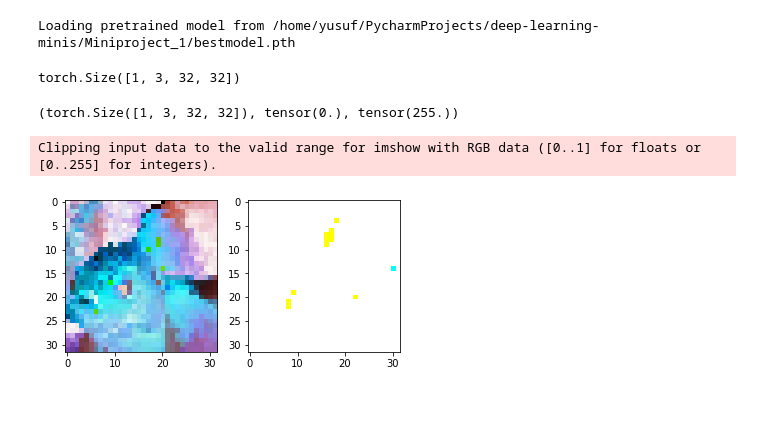
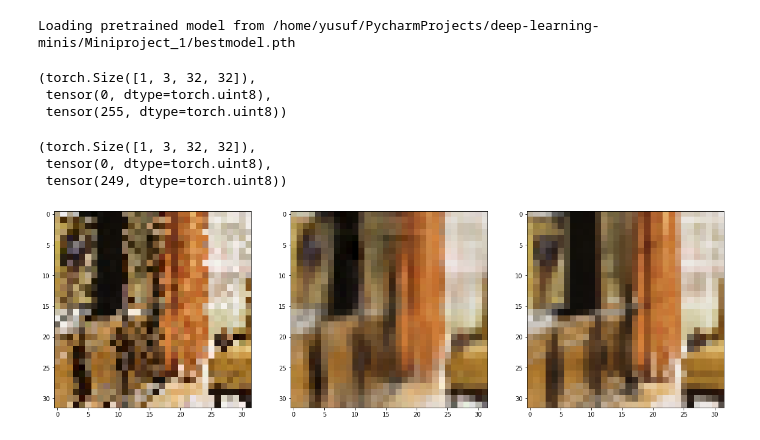
Before and after one commit to batuhanfaik/deep-learning-minis, a Jupyter notebook: Miniproject_1/eda.ipynb, the cells around one changed output. Saved outputs shown, nothing was run; the diff lists cells and outputs as text; code cells hidden in the pictures; blank space fills up the shorter version.

```diff
--- a/Miniproject_1/eda.ipynb
+++ b/Miniproject_1/eda.ipynb
@@ -65,20 +65,24 @@ model.load_pretrained_model()
 # %% [output]
 Loading pretrained model from /home/yusuf/PycharmProjects/deep-learning-minis/Miniproject_1/bestmodel.pth
 # %%
-model_input = rand_img_1.reshape(1, rand_img_1.shape[0], rand_img_1.shape[1], rand_img_1.shape[2])
-model_input.shape
+model_input = rand_noisy_img.reshape(1, rand_noisy_img.shape[0], rand_noisy_img.shape[1], rand_noisy_img.shape[2])
+model_input.shape, model_input.min(), model_input.max()
 # %% [output]
-torch.Size([1, 3, 32, 32])
+(torch.Size([1, 3, 32, 32]),
+ tensor(0, dtype=torch.uint8),
+ tensor(255, dtype=torch.uint8))
 # %%
 pred = model.predict(model_input).cpu()
 pred.shape, pred.min(), pred.max()
 # %% [output]
-(torch.Size([1, 3, 32, 32]), tensor(0.), tensor(255.))
+(torch.Size([1, 3, 32, 32]),
+ tensor(0, dtype=torch.uint8),
+ tensor(249, dtype=torch.uint8))
 # %%
-fig, axs = plt.subplots(nrows=1, ncols=2)
+fig, axs = plt.subplots(nrows=1, ncols=3, figsize=(20, 20))
 axs[0].imshow(model_input[0].permute(1, 2, 0))
 axs[1].imshow(pred[0].permute(1, 2, 0))
+axs[2].imshow(rand_clean_img.permute(1, 2, 0))
 plt.show()
 # %% [output]
-Clipping input data to the valid range for imshow with RGB data ([0..1] for floats or [0..255] for integers).
-[figure, old version]
+[figure, new version]
```
Also changed, not shown: parts of 3 cells of this notebook, 4 other files.
